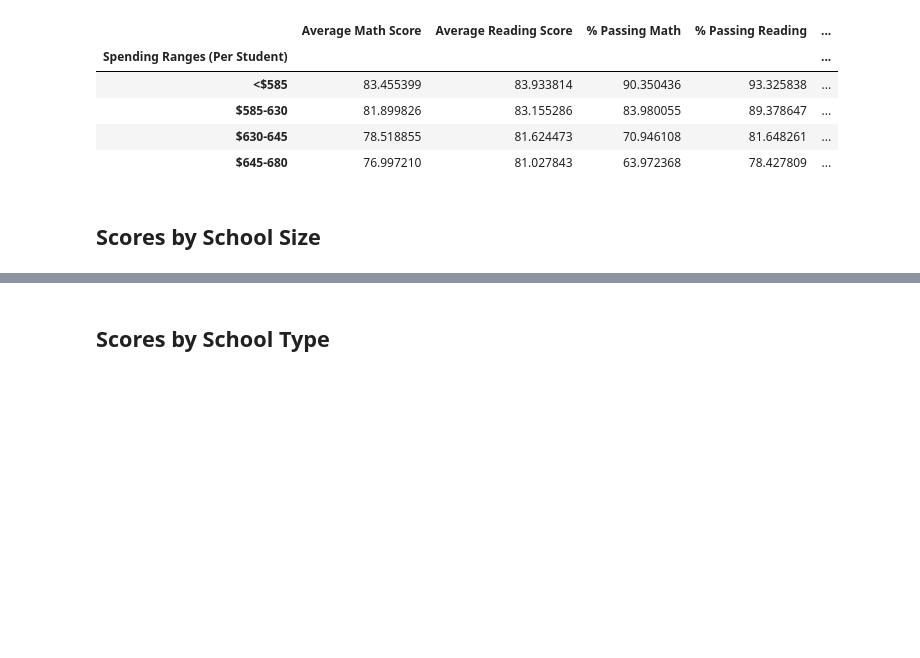
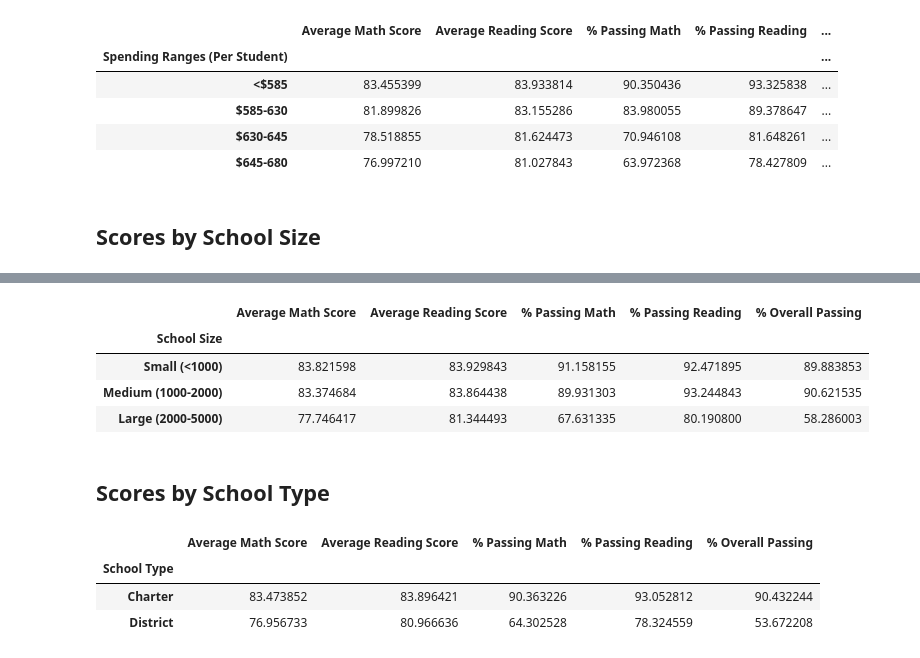
Before and after one commit to rfe123/umn_data_pandas_challenge, a Jupyter notebook: Starter_Code/PyCitySchools/PyCitySchools_starter.ipynb, the cells around one changed output, grey strips where cells are left out. Cells and saved outputs as stored; diff of their text form; code cells hidden in the pictures; blank space fills up the shorter version.

```diff
--- a/Starter_Code/PyCitySchools/PyCitySchools_starter.ipynb
+++ b/Starter_Code/PyCitySchools/PyCitySchools_starter.ipynb
@@ -463,6 +463,6 @@ labels = ["Small (<1000)", "Medium (1000-2000)", "Large (2000-5000)"]
 # Categorize the spending based on the bins
 # Use `pd.cut` on the "Total Students" column of the `per_school_summary` DataFrame.
 
-per_school_summary["School Size"] =
+per_school_summary["School Size"] = pd.cut(per_school_counts, bins=size_bins, labels=labels)
 per_school_summary
 # %% [output]
@@ -482,10 +498,22 @@ size_overall_passing = per_school_summary.groupby(
 # %%
 # Create a DataFrame called `size_summary` that breaks down school performance based on school size (small, medium, or large).
 # Use the scores above to create a new DataFrame called `size_summary`
-size_summary =
+size_summary = pd.DataFrame({
+    "Average Math Score": size_math_scores,
+    "Average Reading Score": size_reading_scores,
+    "% Passing Math": size_passing_math,
+    "% Passing Reading": size_passing_reading,
+    "% Overall Passing": size_overall_passing
+})
 
 # Display results
 size_summary
+# %% [output]
+|  | Average Math Score | Average Reading Score | % Passing Math | % Passing Reading | % Overall Passing |
+| School Size |  |  |  |  |  |
+| Small (<1000) | 83.821598 | 83.929843 | 91.158155 | 92.471895 | 89.883853 |
+| Medium (1000-2000) | 83.374684 | 83.864438 | 89.931303 | 93.244843 | 90.621535 |
+| Large (2000-5000) | 77.746417 | 81.344493 | 67.631335 | 80.190800 | 58.286003 |
 # %% [markdown]
 ## Scores by School Type
 # %%
@@ -502,7 +530,17 @@ average_percent_overall_passing_by_type = per_school_summary.groupby(
     ["School Type"])["% Overall Passing"].mean()
 # %%
 # Assemble the new data by type into a DataFrame called `type_summary`
-type_summary =
-
+type_summary = pd.DataFrame({
+    "Average Math Score": average_math_score_by_type,
+    "Average Reading Score": average_reading_score_by_type,
+    "% Passing Math": average_percent_passing_math_by_type,
+    "% Passing Reading": average_percent_passing_reading_by_type,
+    "% Overall Passing": average_percent_overall_passing_by_type
+})
 # Display results
 type_summary
+# %% [output]
+|  | Average Math Score | Average Reading Score | % Passing Math | % Passing Reading | % Overall Passing |
+| School Type |  |  |  |  |  |
+| Charter | 83.473852 | 83.896421 | 90.363226 | 93.052812 | 90.432244 |
+| District | 76.956733 | 80.966636 | 64.302528 | 78.324559 | 53.672208 |
```
Also changed, not shown: parts of 1 cell of this notebook.
